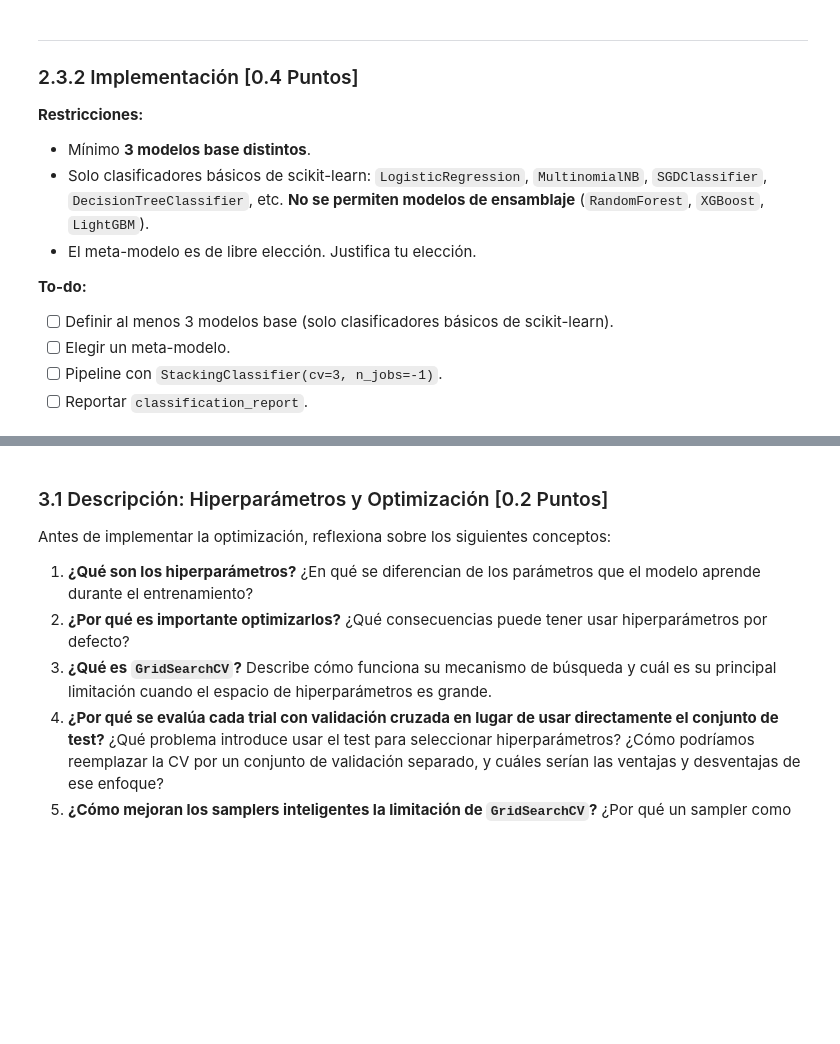
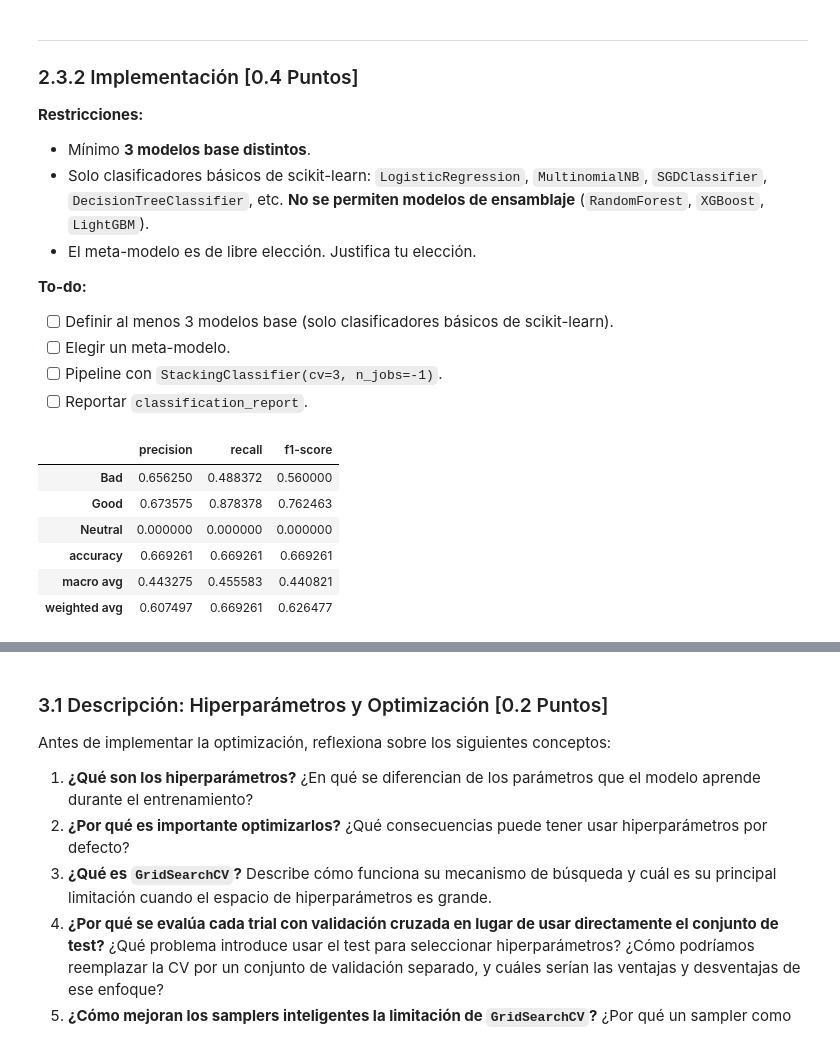
Before and after one commit to FeLiJaNdRo/MDS7202-Labs, a Jupyter notebook: labs/lab_7/Lab7_enunciado.ipynb, the cells around one changed output, grey strips where cells are left out. Saved outputs shown, nothing was run; the diff lists cells and outputs as text; code cells hidden in the pictures; blank space fills up the shorter version.

```diff
--- a/labs/lab_7/Lab7_enunciado.ipynb
+++ b/labs/lab_7/Lab7_enunciado.ipynb
@@ -542,15 +533,20 @@ _XBG_report
 | weighted avg | 0.622082 | 0.642023 | 0.616057 |
 # %%
 # Se genera el pipeline con el preprocesamiento y el clasificador LGBMClassifier
-LGBM_pipe = Pipeline([("preprocesamiento", preprocessing_transformer), ("clasificador", LGBMClassifier(random_state=RANDOM_STATE, verbose=-1))])
+LGBM_pipe = Pipeline(
+    [
+        ("preprocesamiento", preprocessing_transformer),
+        ("clasificador", LGBMClassifier(random_state=RANDOM_STATE, verbose=-1)),
+    ]
+)
 
 # Entrenar el modelo con el pipeline completo
 LGBM_pipe.fit(X_train, y_train)
 
 # Reporte base de métricas de desempeño en el test como referencia para todas las comparaciones
-_LGBM_report = pd.DataFrame(
-    classification_report(y_test, LGBM_pipe.predict(X_test), output_dict=True)
-).T[["precision", "recall", "f1-score"]]
+_LGBM_report = pd.DataFrame(classification_report(y_test, LGBM_pipe.predict(X_test), output_dict=True)).T[
+    ["precision", "recall", "f1-score"]
+]
 
 _LGBM_report
 # %% [output]
@@ -617,4 +610,45 @@ Describe con tus propias palabras cómo funciona el **Stacking**. Tu descripció
 - [ ] Pipeline con `StackingClassifier(cv=3, n_jobs=-1)`.
 - [ ] Reportar `classification_report`.
 # %%
-#### Código aquí ####
+from sklearn.linear_model import SGDClassifier
+
+base_models = [
+    ("DecisionTree", DecisionTreeClassifier()),
+    ("MultinomialNB", MultinomialNB()),
+    ("SGDClassifier", SGDClassifier(random_state=RANDOM_STATE)),
+]
+
+# Meta-modelo
+meta_model = LogisticRegression(random_state=RANDOM_STATE)
+
+# Pipeline con preprocesamiento + StackingClassifier
+stacking_pipe = Pipeline(
+    [
+        ("preprocesamiento", preprocessing_transformer),
+        (
+            "Stacking",
+            StackingClassifier(
+                estimators=base_models,
+                final_estimator=meta_model,
+                cv=3,  # el enunciado pide cv=3
+                n_jobs=-1,
+            ),
+        ),
+    ]
+)
+
+# Se entrena el pipeline con el StackingClassifier
+stacking_pipe.fit(X_train, y_train)
+
+_stacking_pipe = pd.DataFrame(classification_report(y_test, stacking_pipe.predict(X_test), output_dict=True)).T[
+    ["precision", "recall", "f1-score"]
+]
+_stacking_pipe
+# %% [output]
+|  | precision | recall | f1-score |
+| Bad | 0.656250 | 0.488372 | 0.560000 |
+| Good | 0.673575 | 0.878378 | 0.762463 |
+| Neutral | 0.000000 | 0.000000 | 0.000000 |
+| accuracy | 0.669261 | 0.669261 | 0.669261 |
+| macro avg | 0.443275 | 0.455583 | 0.440821 |
+| weighted avg | 0.607497 | 0.669261 | 0.626477 |
```
Also changed, not shown: parts of 16 cells of this notebook, 1 other file.
